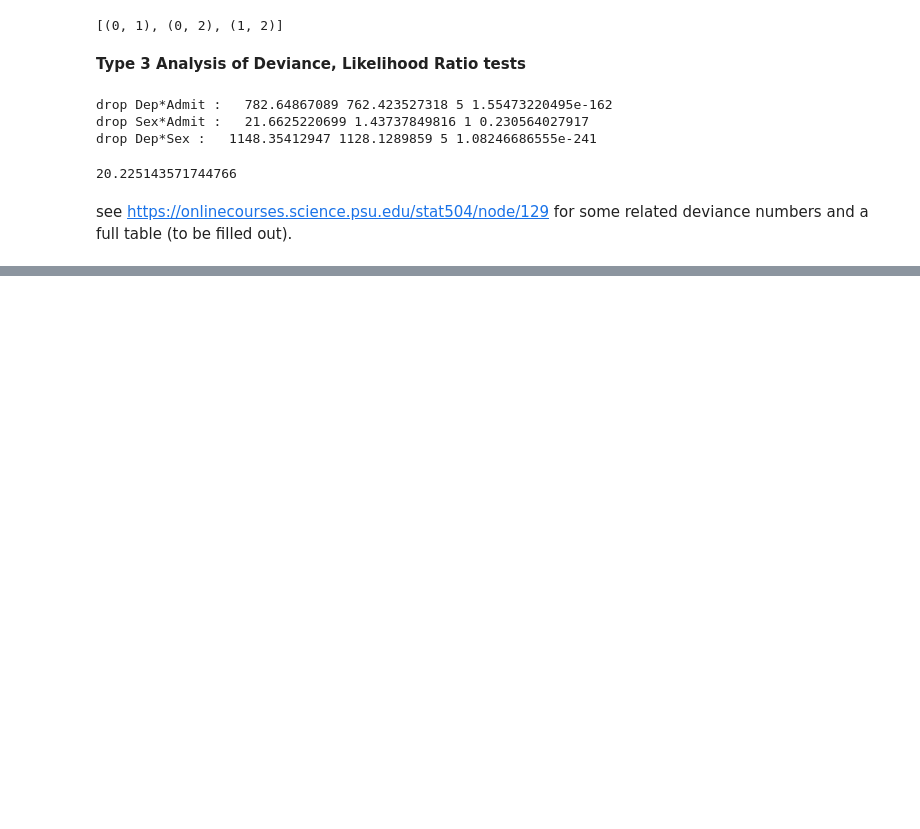
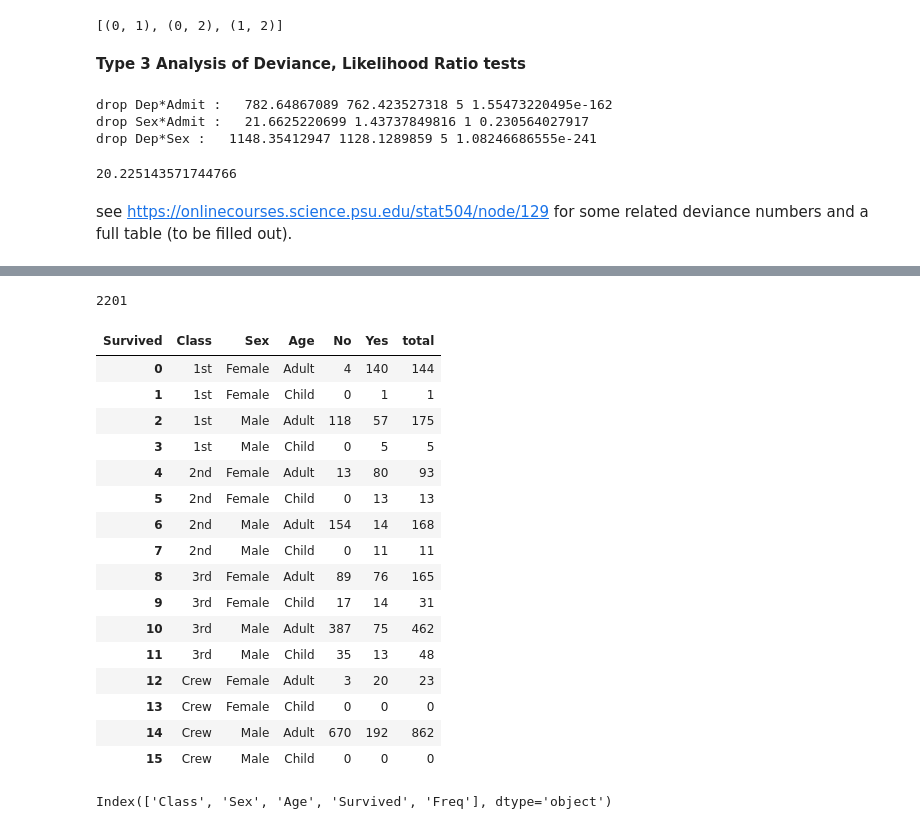
Before and after one commit to josef-pkt/misc, a Jupyter notebook: notebooks/ex_contingency_table.ipynb, the cells around one changed output, grey strips where cells are left out. Saved outputs shown, nothing was run; the diff lists cells and outputs as text; code cells hidden in the pictures; blank space fills up the shorter version.

Commit message:
ENH: add Titanic, 4 factor example

```diff
--- a/notebooks/ex_contingency_table.ipynb
+++ b/notebooks/ex_contingency_table.ipynb
@@ -757,0 +813,3 @@ see https://onlinecourses.science.psu.edu/stat504/node/129 for some related devi
+# %%
+dft = datasets.get_rdataset("Titanic").data
+dft.head()
@@ -757,0 +823,33 @@ see https://onlinecourses.science.psu.edu/stat504/node/129 for some related devi
+# %%
+dft['Freq'].sum()
+# %% [output]
+2201
+# %%
+tt = pd.pivot_table(dft, index=['Class','Sex', 'Age'], columns=dft[['Survived']], values='Freq')
+# %%
+tt2 = tt.reset_index()
+# %%
+tt2['total'] = tt2['No'] + tt2['Yes']
+tt2
+# %% [output]
+| Survived | Class | Sex | Age | No | Yes | total |
+| 0 | 1st | Female | Adult | 4 | 140 | 144 |
+| 1 | 1st | Female | Child | 0 | 1 | 1 |
+| 2 | 1st | Male | Adult | 118 | 57 | 175 |
+| 3 | 1st | Male | Child | 0 | 5 | 5 |
+| 4 | 2nd | Female | Adult | 13 | 80 | 93 |
+| 5 | 2nd | Female | Child | 0 | 13 | 13 |
+| 6 | 2nd | Male | Adult | 154 | 14 | 168 |
+| 7 | 2nd | Male | Child | 0 | 11 | 11 |
+| 8 | 3rd | Female | Adult | 89 | 76 | 165 |
+| 9 | 3rd | Female | Child | 17 | 14 | 31 |
+| 10 | 3rd | Male | Adult | 387 | 75 | 462 |
+| 11 | 3rd | Male | Child | 35 | 13 | 48 |
+| 12 | Crew | Female | Adult | 3 | 20 | 23 |
+| 13 | Crew | Female | Child | 0 | 0 | 0 |
+| 14 | Crew | Male | Adult | 670 | 192 | 862 |
+| 15 | Crew | Male | Child | 0 | 0 | 0 |
+# %%
+dft.columns
+# %% [output]
+Index(['Class', 'Sex', 'Age', 'Survived', 'Freq'], dtype='object')
```
Also changed, not shown: parts of 27 cells of this notebook, 1 other file.
